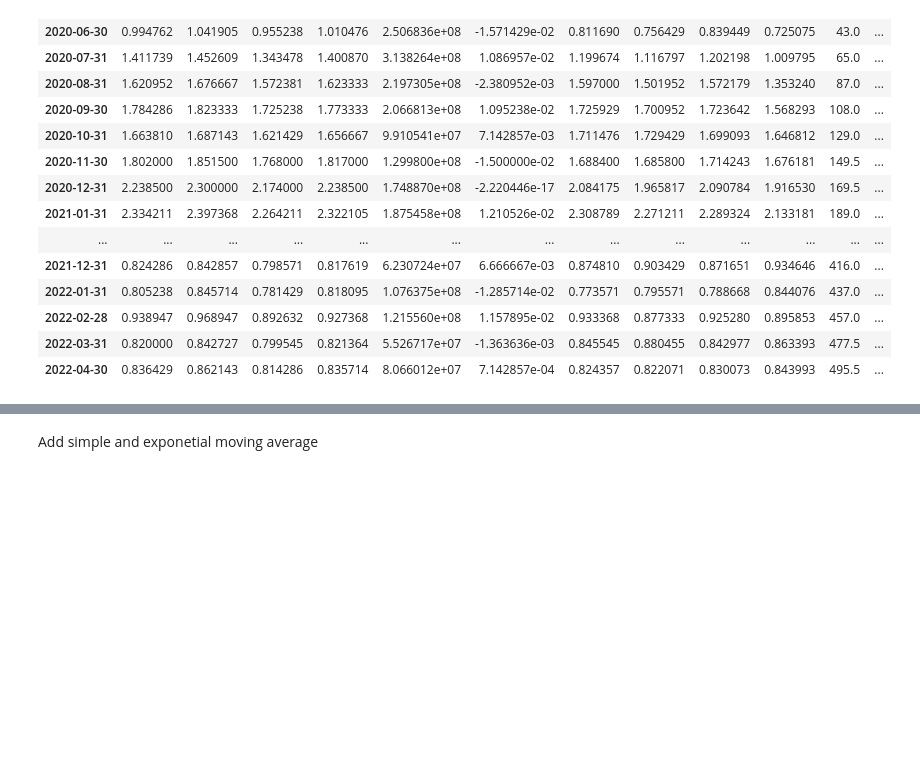
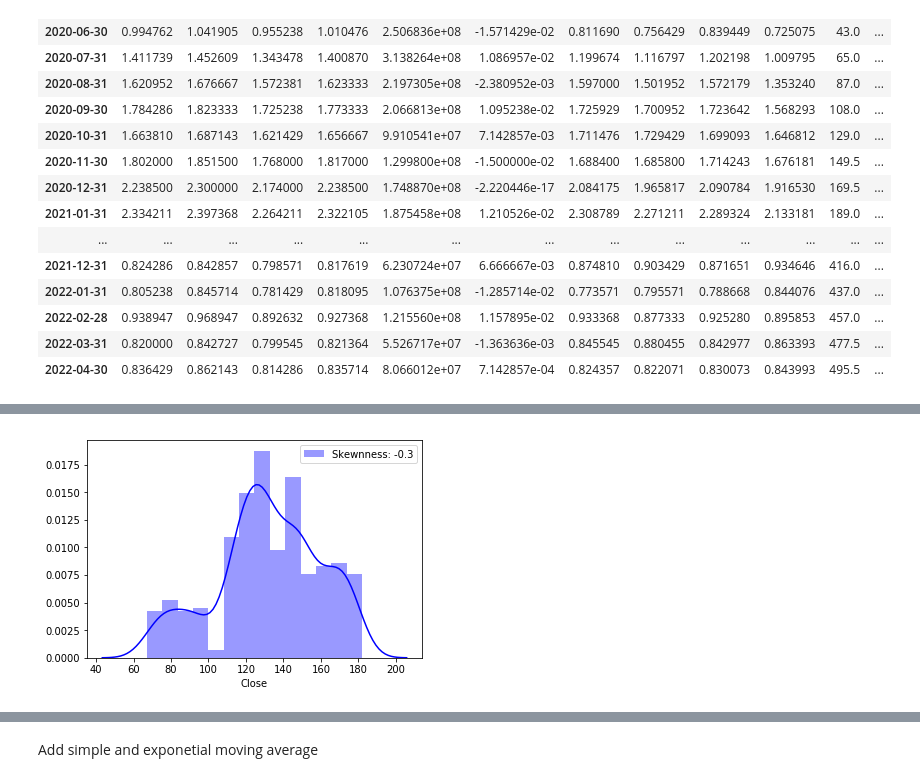
Before and after one commit to 7131HDMC/stock_monitor, a Jupyter notebook: stock_analyze/study_analyze.ipynb, the cells around one changed output, grey strips where cells are left out. Saved outputs shown, nothing was run; the diff lists cells and outputs as text; code cells hidden in the pictures; blank space fills up the shorter version.

```diff
--- a/stock_analyze/study_analyze.ipynb
+++ b/stock_analyze/study_analyze.ipynb
@@ -209,0 +255,5 @@ aapl["Close"].plot(grid=True)
+# %%
+aapl_cl = sns.distplot(aapl["Close"], color="b", label="Skewnness: %.1f"%(aapl["Close"].skew()))
+aapl_cl = aapl_cl.legend(loc="best")
+# %% [output]
+[figure, added]
```
Also changed, not shown: parts of 11 cells of this notebook.
